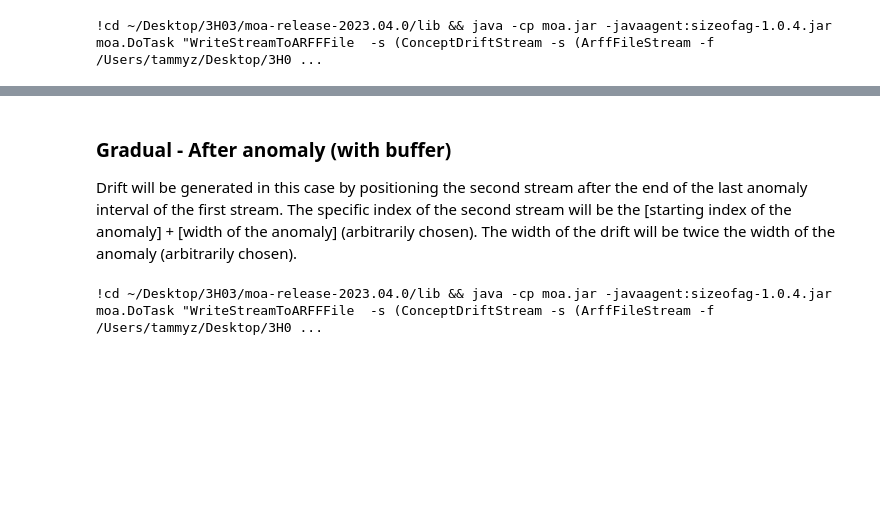
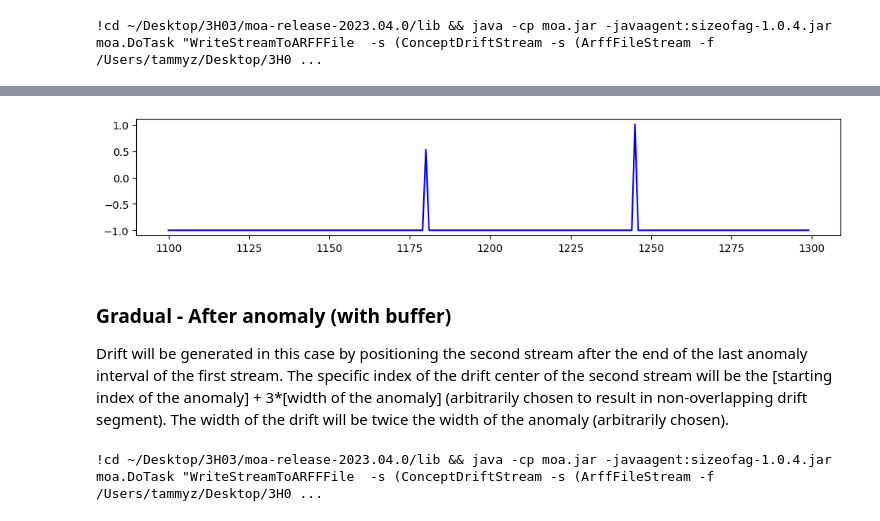
Before and after one commit to mac-dsl/AnomalyDriftDetection, a Jupyter notebook: moa_drift_generation.ipynb, the cells around one changed output, grey strips where cells are left out. Saved outputs shown, nothing was run; the diff lists cells and outputs as text; code cells hidden in the pictures; blank space fills up the shorter version.

```diff
--- a/moa_drift_generation.ipynb
+++ b/moa_drift_generation.ipynb
@@ -111,5 +115,9 @@ plot_anomaly(X_drift, y_drift)
+# %%
+plot_anomaly(X_drift, y_drift, y1_anomalies[-1][0]-100, y1_anomalies[-1][0]+100)
+# %% [output]
+[figure, added]
 # %% [markdown]
 ### Gradual - After anomaly (with buffer)
 
-Drift will be generated in this case by positioning the second stream after the end of the last anomaly interval of the first stream. The specific index of the second stream will be the [starting index of the anomaly] + [width of the anomaly] (arbitrarily chosen). The width of the drift will be twice the width of the anomaly (arbitrarily chosen).
+Drift will be generated in this case by positioning the second stream after the end of the last anomaly interval of the first stream. The specific index of the drift center of the second stream will be the [starting index of the anomaly] + 3*[width of the anomaly] (arbitrarily chosen to result in non-overlapping drift segment). The width of the drift will be twice the width of the anomaly (arbitrarily chosen).
 # %%
```
Also changed, not shown: parts of 27 cells of this notebook, 41 other files.
